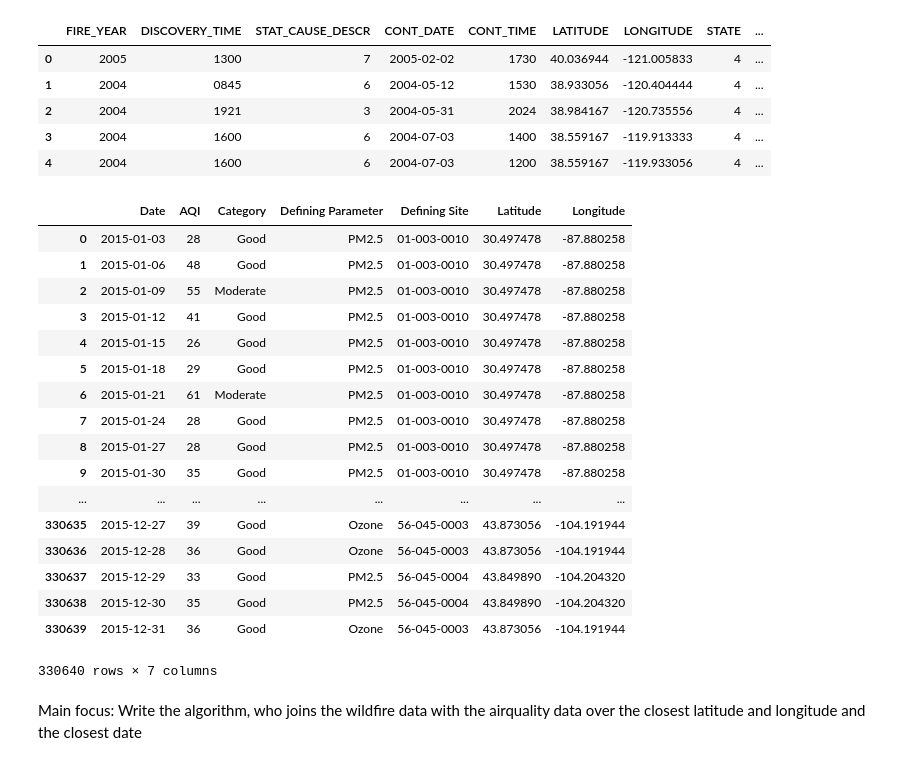
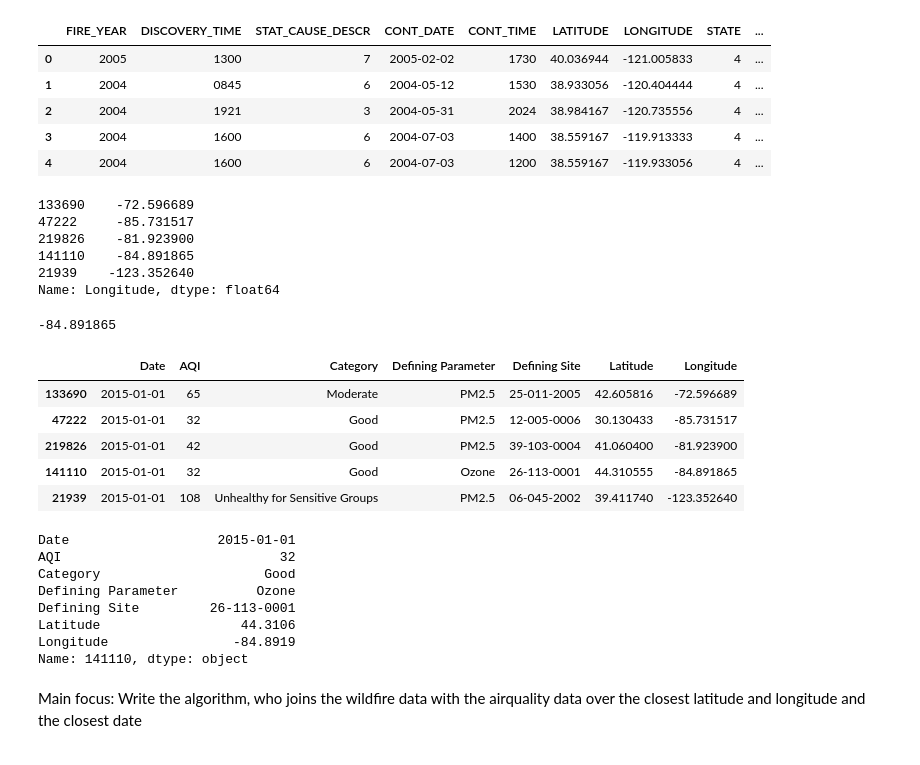
Before and after one commit to NVI/SmoGYEye, a Jupyter notebook: main.ipynb, the cells around one changed output. Saved outputs shown, nothing was run; the diff lists cells and outputs as text; code cells hidden in the pictures.

```diff
--- a/main.ipynb
+++ b/main.ipynb
@@ -198,27 +198,39 @@ df.head()
 | 2 | 2004 | 1921 | 3 | 2004-05-31 | 2024 | 38.984167 | -120.735556 | 4 | ... |
 | 3 | 2004 | 1600 | 6 | 2004-07-03 | 1400 | 38.559167 | -119.913333 | 4 | ... |
 | 4 | 2004 | 1600 | 6 | 2004-07-03 | 1200 | 38.559167 | -119.933056 | 4 | ... |
+# %%
+long2.head()
+# %% [output]
+133690    -72.596689
+47222     -85.731517
+219826    -81.923900
+141110    -84.891865
+21939    -123.352640
+Name: Longitude, dtype: float64
+# %%
+long2.iloc[3]
+# %% [output]
+-84.891865
 # %%
-aqi
+aqi.head()
 # %% [output]
 |  | Date | AQI | Category | Defining Parameter | Defining Site | Latitude | Longitude |
-| 0 | 2015-01-03 | 28 | Good | PM2.5 | 01-003-0010 | 30.497478 | -87.880258 |
-| 1 | 2015-01-06 | 48 | Good | PM2.5 | 01-003-0010 | 30.497478 | -87.880258 |
-| 2 | 2015-01-09 | 55 | Moderate | PM2.5 | 01-003-0010 | 30.497478 | -87.880258 |
-| 3 | 2015-01-12 | 41 | Good | PM2.5 | 01-003-0010 | 30.497478 | -87.880258 |
-| 4 | 2015-01-15 | 26 | Good | PM2.5 | 01-003-0010 | 30.497478 | -87.880258 |
-| 5 | 2015-01-18 | 29 | Good | PM2.5 | 01-003-0010 | 30.497478 | -87.880258 |
-| 6 | 2015-01-21 | 61 | Moderate | PM2.5 | 01-003-0010 | 30.497478 | -87.880258 |
-| 7 | 2015-01-24 | 28 | Good | PM2.5 | 01-003-0010 | 30.497478 | -87.880258 |
-| 8 | 2015-01-27 | 28 | Good | PM2.5 | 01-003-0010 | 30.497478 | -87.880258 |
-| 9 | 2015-01-30 | 35 | Good | PM2.5 | 01-003-0010 | 30.497478 | -87.880258 |
-| ... | ... | ... | ... | ... | ... | ... | ... |
-| 330635 | 2015-12-27 | 39 | Good | Ozone | 56-045-0003 | 43.873056 | -104.191944 |
-| 330636 | 2015-12-28 | 36 | Good | Ozone | 56-045-0003 | 43.873056 | -104.191944 |
-| 330637 | 2015-12-29 | 33 | Good | PM2.5 | 56-045-0004 | 43.849890 | -104.204320 |
-| 330638 | 2015-12-30 | 35 | Good | PM2.5 | 56-045-0004 | 43.849890 | -104.204320 |
-| 330639 | 2015-12-31 | 36 | Good | Ozone | 56-045-0003 | 43.873056 | -104.191944 |
+| 133690 | 2015-01-01 | 65 | Moderate | PM2.5 | 25-011-2005 | 42.605816 | -72.596689 |
+| 47222 | 2015-01-01 | 32 | Good | PM2.5 | 12-005-0006 | 30.130433 | -85.731517 |
+| 219826 | 2015-01-01 | 42 | Good | PM2.5 | 39-103-0004 | 41.060400 | -81.923900 |
+| 141110 | 2015-01-01 | 32 | Good | Ozone | 26-113-0001 | 44.310555 | -84.891865 |
+| 21939 | 2015-01-01 | 108 | Unhealthy for Sensitive Groups | PM2.5 | 06-045-2002 | 39.411740 | -123.352640 |
-330640 rows × 7 columns
+# %%
+aqi.iloc[3]
+# %% [output]
+Date                   2015-01-01
+AQI                            32
+Category                     Good
+Defining Parameter          Ozone
+Defining Site         26-113-0001
+Latitude                  44.3106
+Longitude                -84.8919
+Name: 141110, dtype: object
 # %% [markdown]
 Main focus:
 Write the algorithm, who joins the wildfire data with the airquality data over the closest latitude and longitude and the closest date
```
Also changed, not shown: parts of 11 cells of this notebook.
